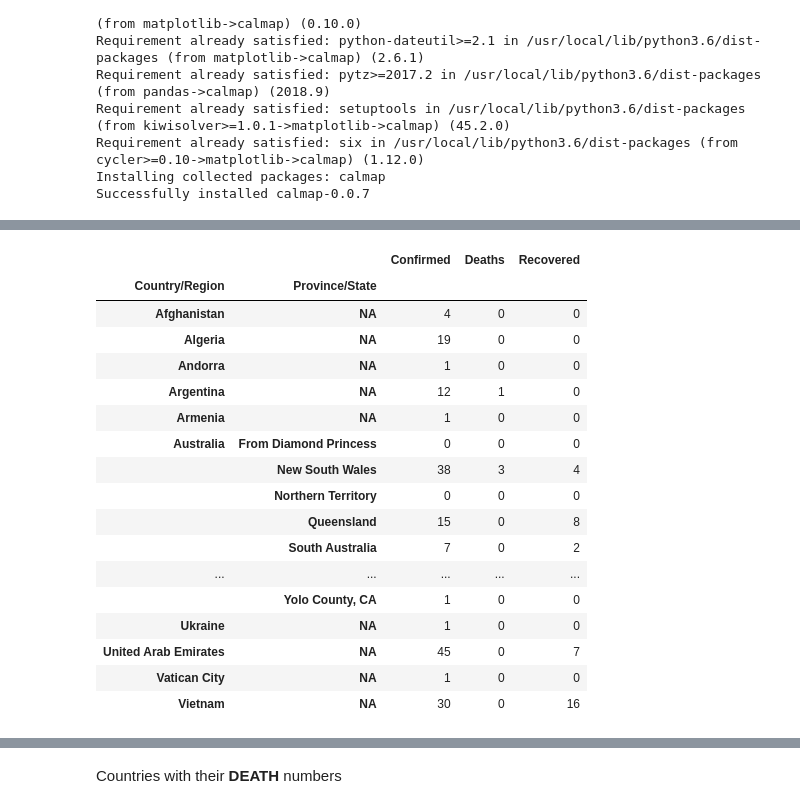
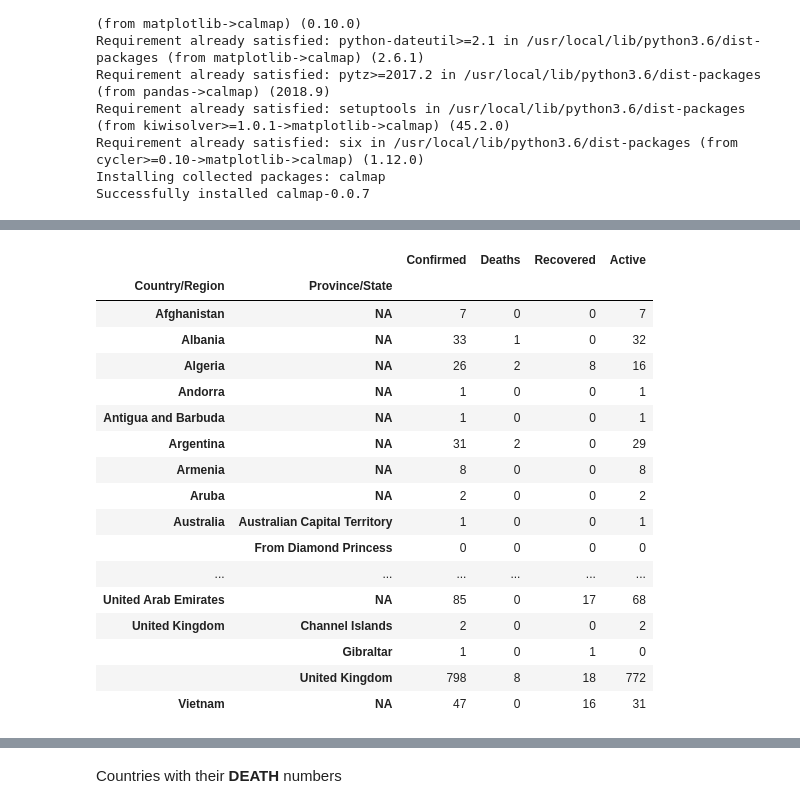
Before and after one commit to gitmayanksingh/MachineLearning, a Jupyter notebook: COVID_19.ipynb, the cells around one changed output, grey strips where cells are left out. Saved outputs shown, nothing was run; the diff lists cells and outputs as text; code cells hidden in the pictures.

```diff
--- a/COVID_19.ipynb
+++ b/COVID_19.ipynb
@@ -37,6 +37,11 @@ import calmap
 import plotly.express as px
 import folium
 # %%
-data = pd.read_csv('/content/covid_19_clean_complete.csv')
+data = pd.read_csv('/content/covid_19_clean_complete.csv',parse_dates=['Date'])
+# %%
+cases = ['Confirmed', 'Deaths', 'Recovered', 'Active']
+
+# Active Case = confirmed - deaths - recovered
+data['Active'] = data['Confirmed'] - data['Deaths'] - data['Recovered']
 # %%
 data['Country/Region'] =  data['Country/Region'].replace('Mainland China','China')
@@ -178,23 +244,23 @@ india_latest_grouped
 # %%
-temp = world_latest.groupby(['Country/Region', 'Province/State'])['Confirmed', 'Deaths', 'Recovered'].max()
+temp = world_latest.groupby(['Country/Region', 'Province/State'])['Confirmed', 'Deaths', 'Recovered', 'Active'].max()
 temp.style.background_gradient(cmap='Pastel1_r')
 # %% [output]
-|  |  | Confirmed | Deaths | Recovered |
-| Country/Region | Province/State |  |  |  |
-| Afghanistan | NA | 4 | 0 | 0 |
-| Algeria | NA | 19 | 0 | 0 |
-| Andorra | NA | 1 | 0 | 0 |
-| Argentina | NA | 12 | 1 | 0 |
-| Armenia | NA | 1 | 0 | 0 |
-| Australia | From Diamond Princess | 0 | 0 | 0 |
-|  | New South Wales | 38 | 3 | 4 |
-|  | Northern Territory | 0 | 0 | 0 |
-|  | Queensland | 15 | 0 | 8 |
-|  | South Australia | 7 | 0 | 2 |
-| ... | ... | ... | ... | ... |
-|  | Yolo County, CA | 1 | 0 | 0 |
-| Ukraine | NA | 1 | 0 | 0 |
-| United Arab Emirates | NA | 45 | 0 | 7 |
-| Vatican City | NA | 1 | 0 | 0 |
-| Vietnam | NA | 30 | 0 | 16 |
+|  |  | Confirmed | Deaths | Recovered | Active |
+| Country/Region | Province/State |  |  |  |  |
+| Afghanistan | NA | 7 | 0 | 0 | 7 |
+| Albania | NA | 33 | 1 | 0 | 32 |
+| Algeria | NA | 26 | 2 | 8 | 16 |
+| Andorra | NA | 1 | 0 | 0 | 1 |
+| Antigua and Barbuda | NA | 1 | 0 | 0 | 1 |
+| Argentina | NA | 31 | 2 | 0 | 29 |
+| Armenia | NA | 8 | 0 | 0 | 8 |
+| Aruba | NA | 2 | 0 | 0 | 2 |
+| Australia | Australian Capital Territory | 1 | 0 | 0 | 1 |
+|  | From Diamond Princess | 0 | 0 | 0 | 0 |
+| ... | ... | ... | ... | ... | ... |
+| United Arab Emirates | NA | 85 | 0 | 17 | 68 |
+| United Kingdom | Channel Islands | 2 | 0 | 0 | 2 |
+|  | Gibraltar | 1 | 0 | 1 | 0 |
+|  | United Kingdom | 798 | 8 | 18 | 772 |
+| Vietnam | NA | 47 | 0 | 16 | 31 |
 # %%
```
Also changed, not shown: parts of 49 cells of this notebook.
